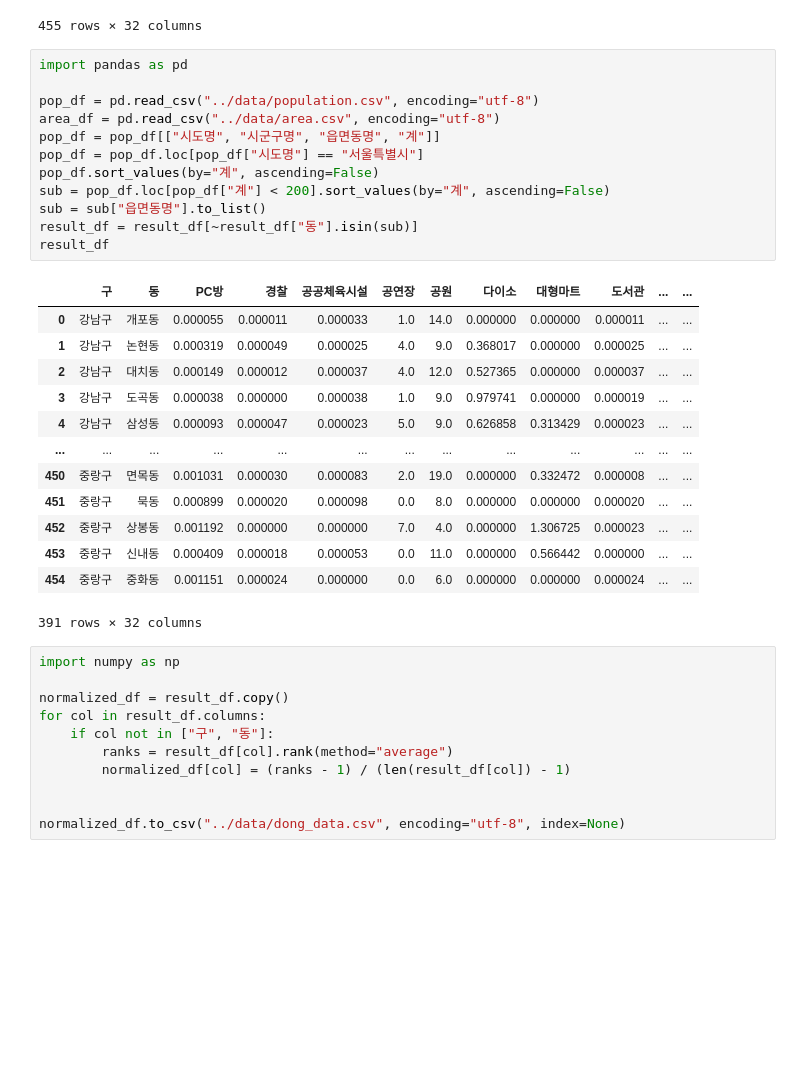
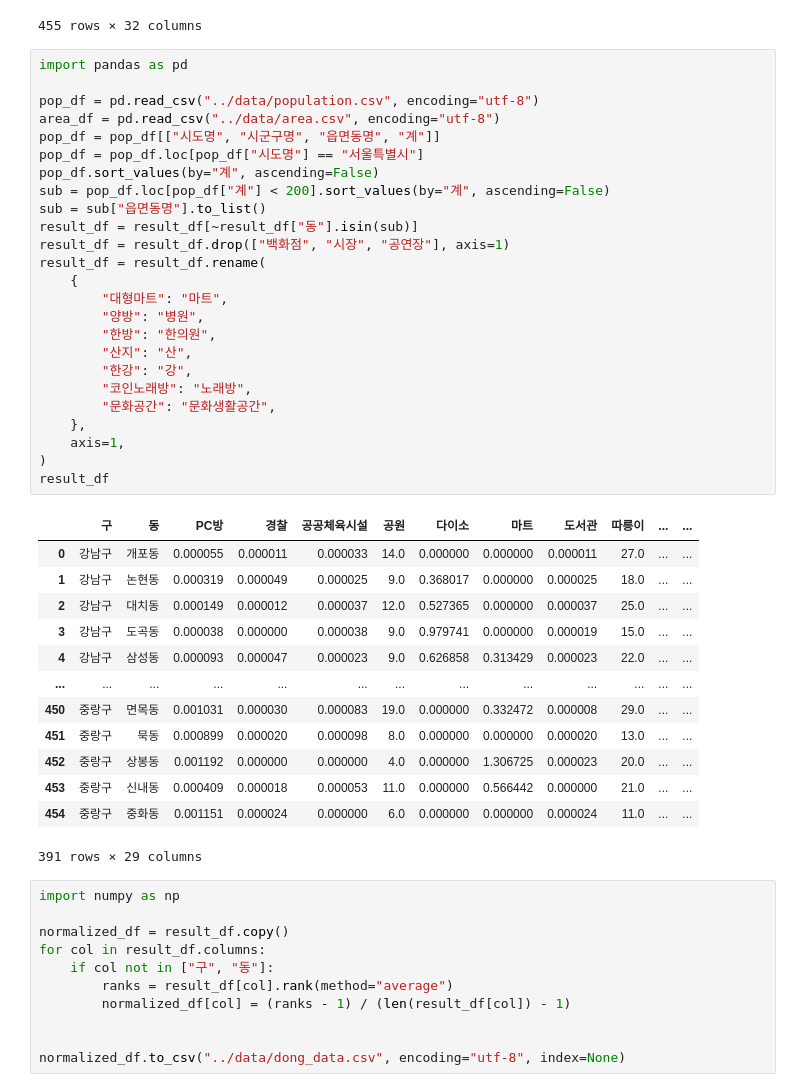
Before and after one commit to Livinterview/Livinterview, a Jupyter notebook: notebooks/insert_dong_pivot.ipynb, the cells around one changed output. Drawn from its saved outputs; the diff is of its cells as text; blank space fills up the shorter version.

Commit message:
feat: Change column name

```diff
--- a/notebooks/insert_dong_pivot.ipynb
+++ b/notebooks/insert_dong_pivot.ipynb
@@ -45,29 +45,42 @@ result_df
 # %%
 import pandas as pd
 
 pop_df = pd.read_csv("../data/population.csv", encoding="utf-8")
 area_df = pd.read_csv("../data/area.csv", encoding="utf-8")
 pop_df = pop_df[["시도명", "시군구명", "읍면동명", "계"]]
 pop_df = pop_df.loc[pop_df["시도명"] == "서울특별시"]
 pop_df.sort_values(by="계", ascending=False)
 sub = pop_df.loc[pop_df["계"] < 200].sort_values(by="계", ascending=False)
 sub = sub["읍면동명"].to_list()
 result_df = result_df[~result_df["동"].isin(sub)]
+result_df = result_df.drop(["백화점", "시장", "공연장"], axis=1)
+result_df = result_df.rename(
+    {
+        "대형마트": "마트",
+        "양방": "병원",
+        "한방": "한의원",
+        "산지": "산",
+        "한강": "강",
+        "코인노래방": "노래방",
+        "문화공간": "문화생활공간",
+    },
+    axis=1,
+)
 result_df
 # %% [output]
-|  | 구 | 동 | PC방 | 경찰 | 공공체육시설 | 공연장 | 공원 | 다이소 | 대형마트 | 도서관 | ... | ... |
-| 0 | 강남구 | 개포동 | 0.000055 | 0.000011 | 0.000033 | 1.0 | 14.0 | 0.000000 | 0.000000 | 0.000011 | ... | ... |
-| 1 | 강남구 | 논현동 | 0.000319 | 0.000049 | 0.000025 | 4.0 | 9.0 | 0.368017 | 0.000000 | 0.000025 | ... | ... |
-| 2 | 강남구 | 대치동 | 0.000149 | 0.000012 | 0.000037 | 4.0 | 12.0 | 0.527365 | 0.000000 | 0.000037 | ... | ... |
-| 3 | 강남구 | 도곡동 | 0.000038 | 0.000000 | 0.000038 | 1.0 | 9.0 | 0.979741 | 0.000000 | 0.000019 | ... | ... |
-| 4 | 강남구 | 삼성동 | 0.000093 | 0.000047 | 0.000023 | 5.0 | 9.0 | 0.626858 | 0.313429 | 0.000023 | ... | ... |
+|  | 구 | 동 | PC방 | 경찰 | 공공체육시설 | 공원 | 다이소 | 마트 | 도서관 | 따릉이 | ... | ... |
+| 0 | 강남구 | 개포동 | 0.000055 | 0.000011 | 0.000033 | 14.0 | 0.000000 | 0.000000 | 0.000011 | 27.0 | ... | ... |
+| 1 | 강남구 | 논현동 | 0.000319 | 0.000049 | 0.000025 | 9.0 | 0.368017 | 0.000000 | 0.000025 | 18.0 | ... | ... |
+| 2 | 강남구 | 대치동 | 0.000149 | 0.000012 | 0.000037 | 12.0 | 0.527365 | 0.000000 | 0.000037 | 25.0 | ... | ... |
+| 3 | 강남구 | 도곡동 | 0.000038 | 0.000000 | 0.000038 | 9.0 | 0.979741 | 0.000000 | 0.000019 | 15.0 | ... | ... |
+| 4 | 강남구 | 삼성동 | 0.000093 | 0.000047 | 0.000023 | 9.0 | 0.626858 | 0.313429 | 0.000023 | 22.0 | ... | ... |
 | ... | ... | ... | ... | ... | ... | ... | ... | ... | ... | ... | ... | ... |
-| 450 | 중랑구 | 면목동 | 0.001031 | 0.000030 | 0.000083 | 2.0 | 19.0 | 0.000000 | 0.332472 | 0.000008 | ... | ... |
-| 451 | 중랑구 | 묵동 | 0.000899 | 0.000020 | 0.000098 | 0.0 | 8.0 | 0.000000 | 0.000000 | 0.000020 | ... | ... |
-| 452 | 중랑구 | 상봉동 | 0.001192 | 0.000000 | 0.000000 | 7.0 | 4.0 | 0.000000 | 1.306725 | 0.000023 | ... | ... |
-| 453 | 중랑구 | 신내동 | 0.000409 | 0.000018 | 0.000053 | 0.0 | 11.0 | 0.000000 | 0.566442 | 0.000000 | ... | ... |
-| 454 | 중랑구 | 중화동 | 0.001151 | 0.000024 | 0.000000 | 0.0 | 6.0 | 0.000000 | 0.000000 | 0.000024 | ... | ... |
+| 450 | 중랑구 | 면목동 | 0.001031 | 0.000030 | 0.000083 | 19.0 | 0.000000 | 0.332472 | 0.000008 | 29.0 | ... | ... |
+| 451 | 중랑구 | 묵동 | 0.000899 | 0.000020 | 0.000098 | 8.0 | 0.000000 | 0.000000 | 0.000020 | 13.0 | ... | ... |
+| 452 | 중랑구 | 상봉동 | 0.001192 | 0.000000 | 0.000000 | 4.0 | 0.000000 | 1.306725 | 0.000023 | 20.0 | ... | ... |
+| 453 | 중랑구 | 신내동 | 0.000409 | 0.000018 | 0.000053 | 11.0 | 0.000000 | 0.566442 | 0.000000 | 21.0 | ... | ... |
+| 454 | 중랑구 | 중화동 | 0.001151 | 0.000024 | 0.000000 | 6.0 | 0.000000 | 0.000000 | 0.000024 | 11.0 | ... | ... |
-391 rows × 32 columns
+391 rows × 29 columns
 # %%
 import numpy as np
 
```
Also changed, not shown: parts of 1 cell of this notebook.
